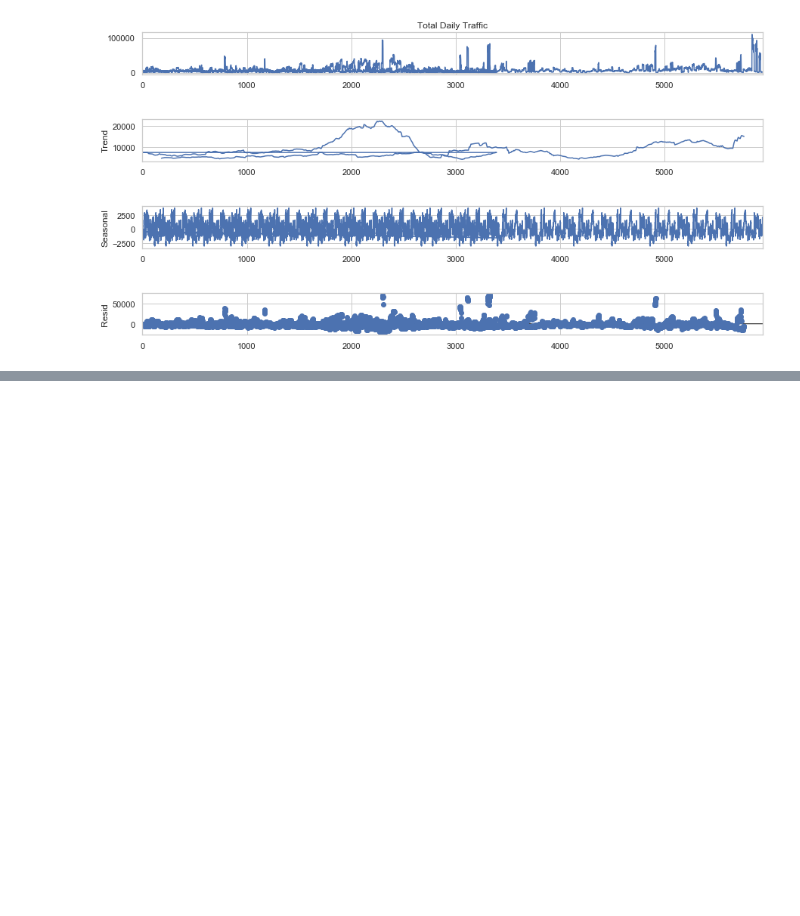
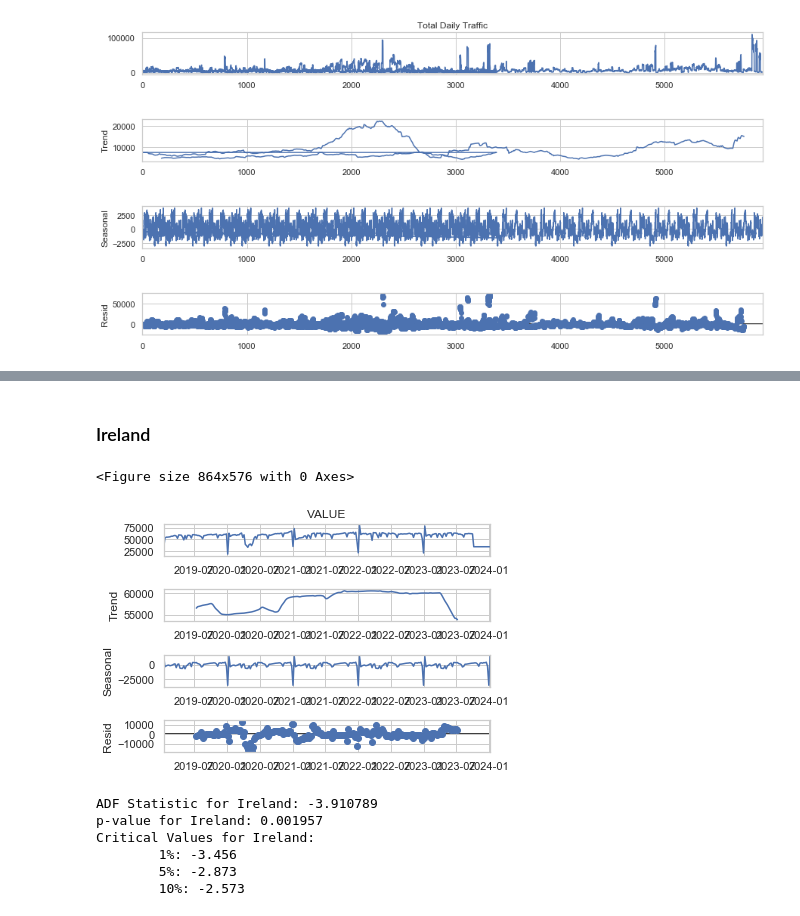
Before and after one commit to WhoisClean/ireland_transport, a Jupyter notebook: transport_ireland.ipynb, the cells around one changed output, grey strips where cells are left out. Saved outputs shown, nothing was run; the diff lists cells and outputs as text; code cells hidden in the pictures; blank space fills up the shorter version.

```diff
--- a/transport_ireland.ipynb
+++ b/transport_ireland.ipynb
@@ -284,0 +321,41 @@ AttributeError: module 'scipy.stats' has no attribute 't_test'
+# %% [markdown]
+### Ireland
+# %%
+# Convert 'Year' and 'Weeks of the year' to datetime, assuming 'Weeks of the year' is the week number
+ireland_transport_data['Date'] = ireland_transport_data.apply(
+    lambda x: pd.to_datetime(f"{x['Year']} {x['C01198V01436']} 1", format="%Y %W %w"),
+    axis=1
+)
+
+# Set 'Date' as the index
+ireland_transport_data.set_index('Date', inplace=True)
+
+# Sum up the weekly data if there are multiple entries per week
+weekly_ireland_traffic = ireland_transport_data['VALUE'].resample('W').sum()
+# %%
+# Decompose the weekly time series
+decomposition_ireland = sm.tsa.seasonal_decompose(weekly_ireland_traffic, model='additive')
+
+# Plot the decomposed time series components
+plt.figure(figsize=(12, 8))
+decomposition_ireland.plot()
+plt.show()
+# %% [output]
+<Figure size 864x576 with 0 Axes>
+[figure, added]
+# %%
+# Perform Augmented Dickey-Fuller test
+adf_test_ireland = adfuller(weekly_ireland_traffic.dropna())
+
+print('ADF Statistic for Ireland: %f' % adf_test_ireland[0])
+print('p-value for Ireland: %f' % adf_test_ireland[1])
+print('Critical Values for Ireland:')
+for key, value in adf_test_ireland[4].items():
+    print('\t%s: %.3f' % (key, value))
+# %% [output]
+ADF Statistic for Ireland: -3.910789
+p-value for Ireland: 0.001957
+Critical Values for Ireland:
+        1%: -3.456
+        5%: -2.873
+        10%: -2.573
```
Also changed, not shown: parts of 5 cells of this notebook.
